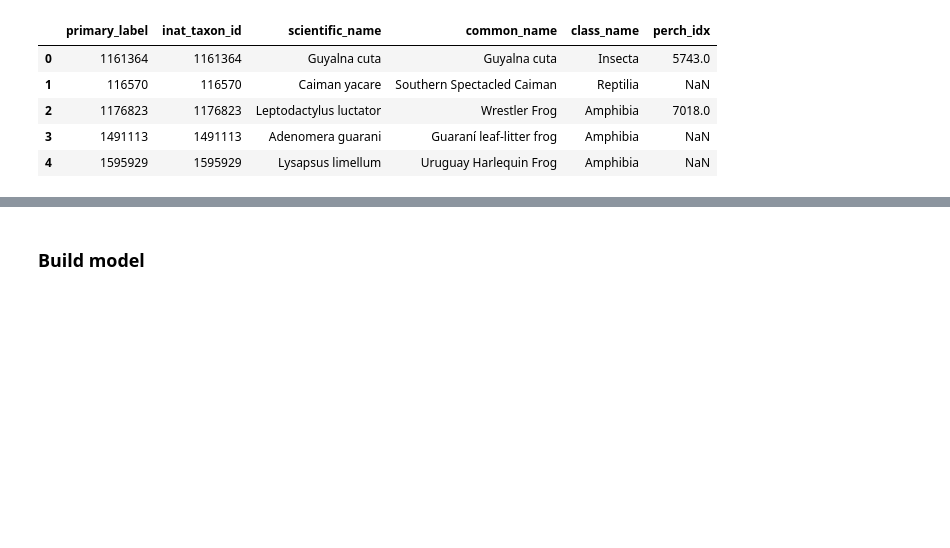
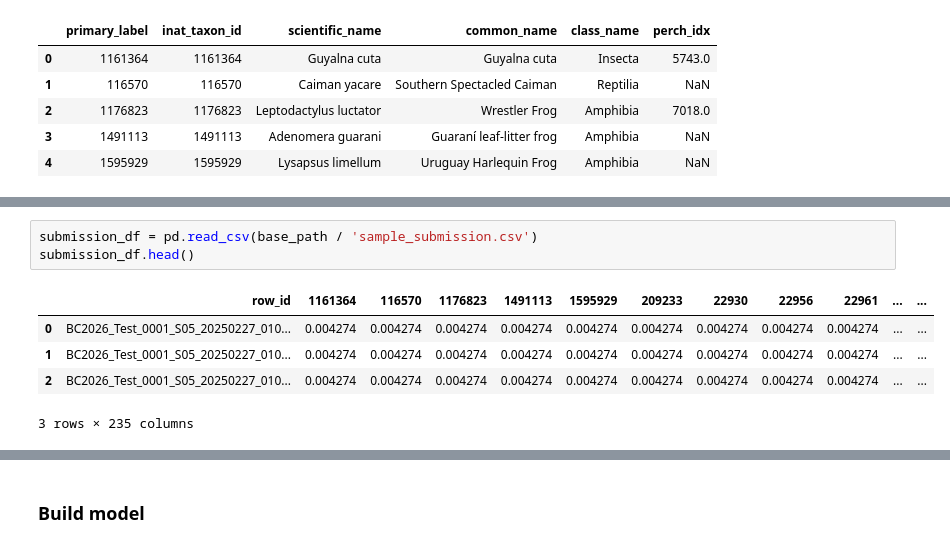
Before and after one commit to GitTurtleDone/BirdCLEF2026, a Jupyter notebook: src/perch_v2_combined_cnn_ssm_transformer.ipynb, the cells around one changed output, grey strips where cells are left out. Cells and saved outputs as stored; diff of their text form; blank space fills up the shorter version.

```diff
--- a/src/perch_v2_combined_cnn_ssm_transformer.ipynb
+++ b/src/perch_v2_combined_cnn_ssm_transformer.ipynb
@@ -215,3 +166,12 @@ taxonomy_join_perch_df.head()
 | 2 | 1176823 | 1176823 | Leptodactylus luctator | Wrestler Frog | Amphibia | 7018 |
 | 3 | 1491113 | 1491113 | Adenomera guarani | Guaraní leaf-litter frog | Amphibia | 14795 |
 | 4 | 1595929 | 1595929 | Lysapsus limellum | Uruguay Harlequin Frog | Amphibia | 14795 |
+# %%
+submission_df = pd.read_csv(base_path / 'sample_submission.csv')
+submission_df.head()
+# %% [output]
+|  | row_id | 1161364 | 116570 | 1176823 | 1491113 | 1595929 | 209233 | 22930 | 22956 | 22961 | ... | ... |
+| 0 | BC2026_Test_0001_S05_20250227_010... | 0.004274 | 0.004274 | 0.004274 | 0.004274 | 0.004274 | 0.004274 | 0.004274 | 0.004274 | 0.004274 | ... | ... |
+| 1 | BC2026_Test_0001_S05_20250227_010... | 0.004274 | 0.004274 | 0.004274 | 0.004274 | 0.004274 | 0.004274 | 0.004274 | 0.004274 | 0.004274 | ... | ... |
+| 2 | BC2026_Test_0001_S05_20250227_010... | 0.004274 | 0.004274 | 0.004274 | 0.004274 | 0.004274 | 0.004274 | 0.004274 | 0.004274 | 0.004274 | ... | ... |
+3 rows × 235 columns
```
Also changed, not shown: parts of 14 cells of this notebook.
